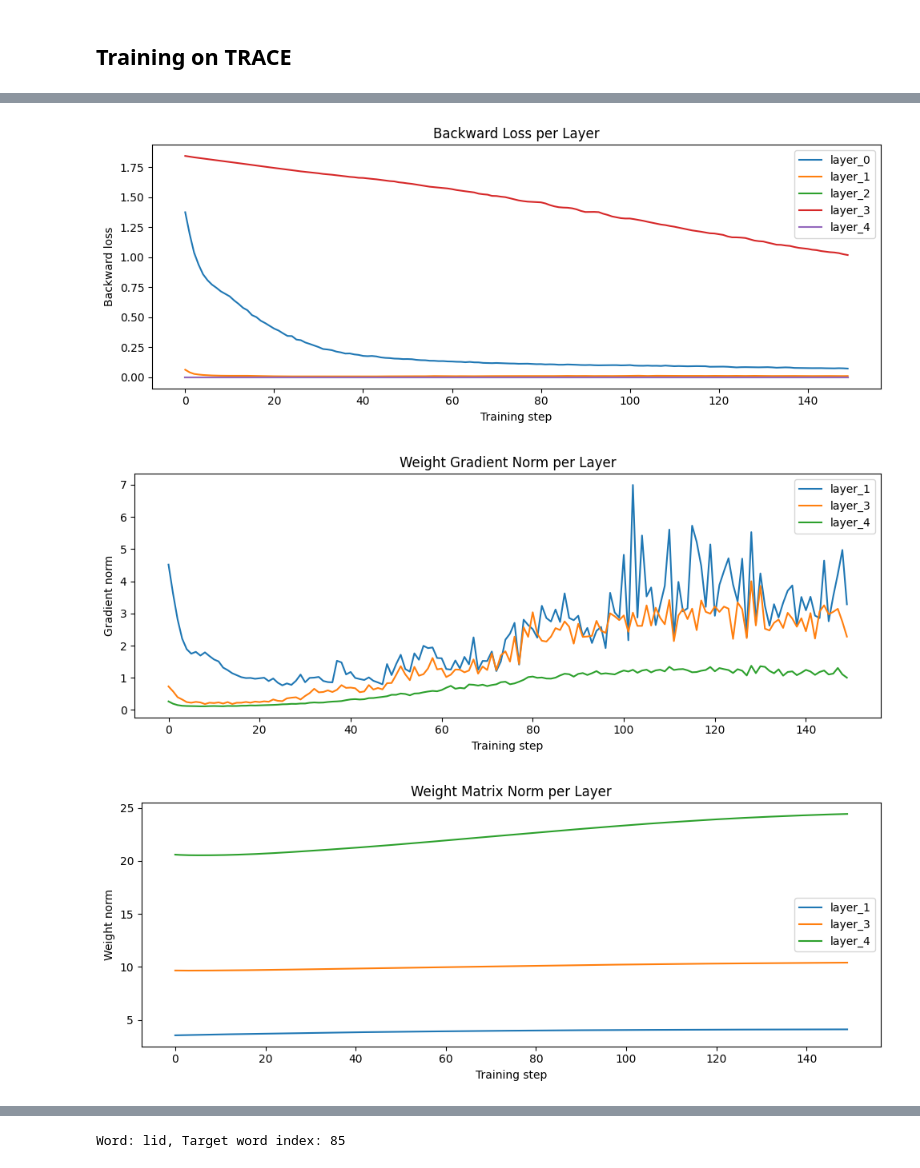
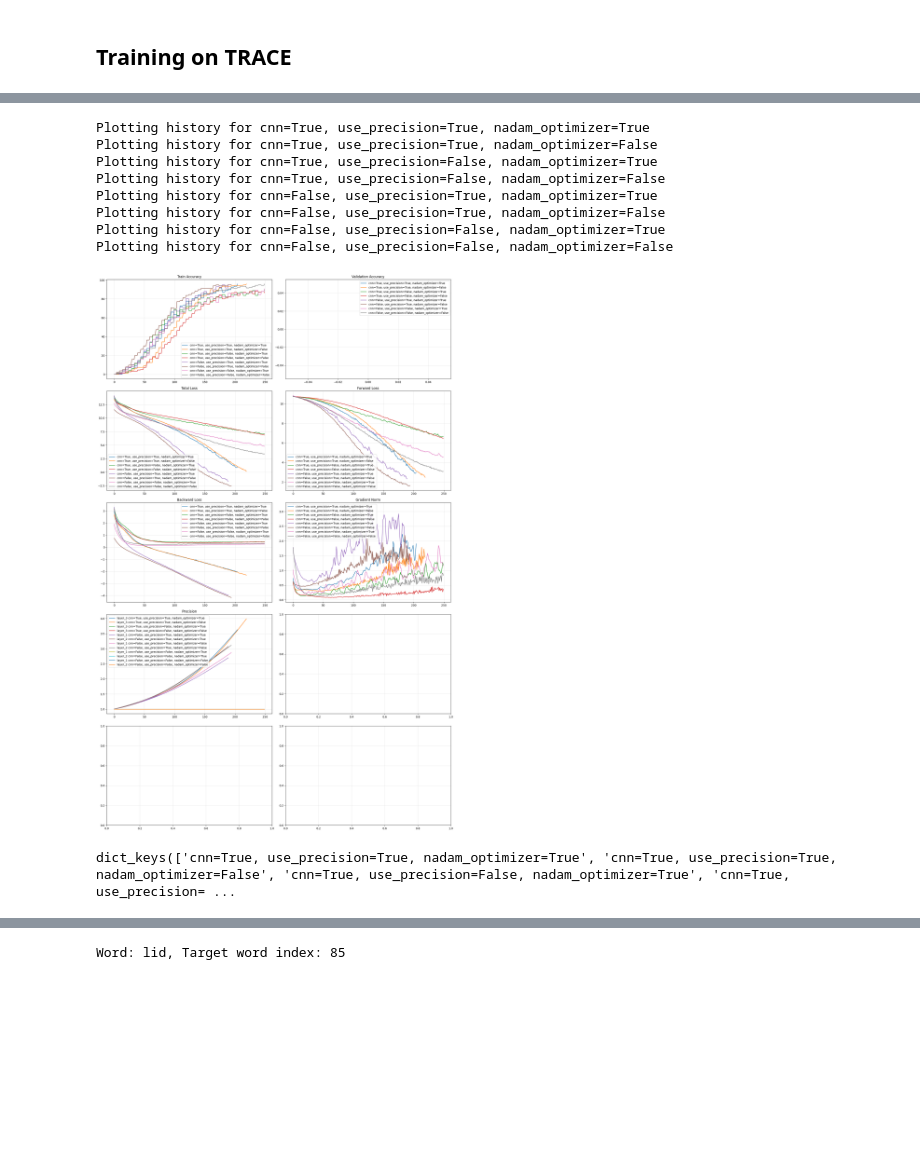
Before and after one commit to gydis/trace-predictive-coding, a Jupyter notebook: predcoding/sandbox.ipynb, the cells around one changed output, grey strips where cells are left out. Drawn from its saved outputs; the diff is of its cells as text; code cells hidden in the pictures; blank space fills up the shorter version.

```diff
--- a/predcoding/sandbox.ipynb
+++ b/predcoding/sandbox.ipynb
@@ -14,2 +55,5 @@ import pickle
+# %%
+import pickle
+histories = pickle.load(open("histories.pkl", "rb"))
 # %% [markdown]
 ## Training on TRACE
@@ -88,43 +70,0 @@ for layer in precision_layers:
-# %%
-# Per-layer backward losses over training
-bw_loss_layers = list(history["layer_backward_losses"][0].keys())
-bw_loss_dict = {layer: [step[layer] for step in history["layer_backward_losses"]] for layer in bw_loss_layers}
-fig, ax = plt.subplots(figsize=(10, 4))
-for layer in bw_loss_layers:
-    ax.plot(bw_loss_dict[layer], label=layer)
-ax.set_title("Backward Loss per Layer")
-ax.set_xlabel("Training step")
-ax.set_ylabel("Backward loss")
-ax.legend()
-plt.tight_layout()
-plt.show()
-
-# Per-layer gradient norms over training
-grad_norm_layers = list(history["layer_grad_norms"][0].keys())
-grad_norm_dict = {layer: [step[layer] for step in history["layer_grad_norms"]] for layer in grad_norm_layers}
-fig, ax = plt.subplots(figsize=(10, 4))
-for layer in grad_norm_layers:
-    ax.plot(grad_norm_dict[layer], label=layer)
-ax.set_title("Weight Gradient Norm per Layer")
-ax.set_xlabel("Training step")
-ax.set_ylabel("Gradient norm")
-ax.legend()
-plt.tight_layout()
-plt.show()
-
-# Per-layer weight matrix norms over training
-weight_norm_layers = list(history["layer_weight_norms"][0].keys())
-weight_norm_dict = {layer: [step[layer] for step in history["layer_weight_norms"]] for layer in weight_norm_layers}
-fig, ax = plt.subplots(figsize=(10, 4))
-for layer in weight_norm_layers:
-    ax.plot(weight_norm_dict[layer], label=layer)
-ax.set_title("Weight Matrix Norm per Layer")
-ax.set_xlabel("Training step")
-ax.set_ylabel("Weight norm")
-ax.legend()
-plt.tight_layout()
-plt.show()
-# %% [output]
-[figure, removed]
-[figure, removed]
-[figure, removed]
@@ -132,0 +71,16 @@ model = load_trace_model(state_dict_path="trace_model_every phoneme_48.pth", dev
+# %%
+plot_histories({k : v.history for k, v in histories.items()})
+# %% [output]
+Plotting history for cnn=True, use_precision=True, nadam_optimizer=True
+Plotting history for cnn=True, use_precision=True, nadam_optimizer=False
+Plotting history for cnn=True, use_precision=False, nadam_optimizer=True
+Plotting history for cnn=True, use_precision=False, nadam_optimizer=False
+Plotting history for cnn=False, use_precision=True, nadam_optimizer=True
+Plotting history for cnn=False, use_precision=True, nadam_optimizer=False
+Plotting history for cnn=False, use_precision=False, nadam_optimizer=True
+Plotting history for cnn=False, use_precision=False, nadam_optimizer=False
+[figure, added]
+# %%
+histories.keys()
+# %% [output]
+dict_keys(['cnn=True, use_precision=True, nadam_optimizer=True', 'cnn=True, use_precision=True, nadam_optimizer=False', 'cnn=True, use_precision=False, nadam_optimizer=True', 'cnn=True, use_precision= ...
```
Also changed, not shown: parts of 21 cells of this notebook, 5 other files.
